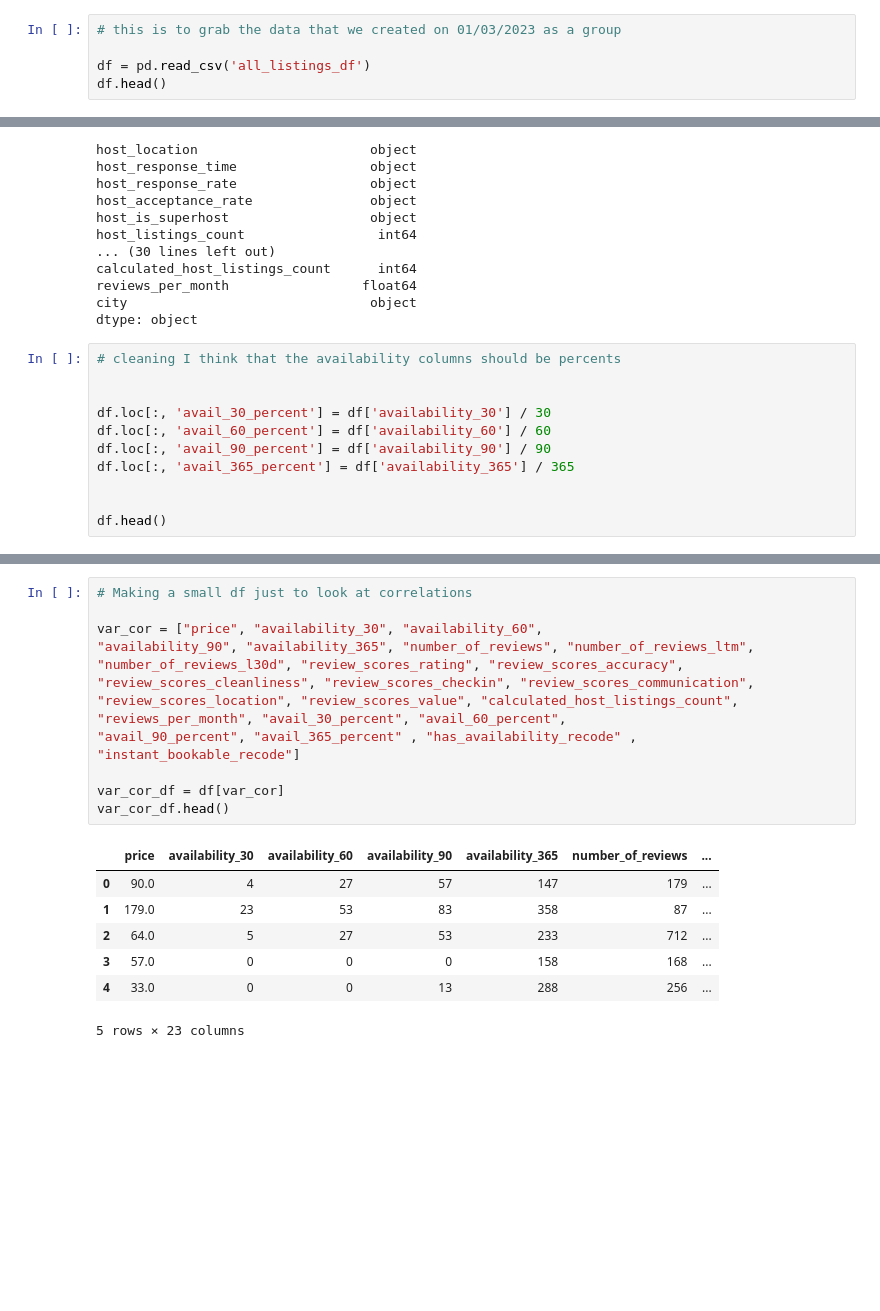
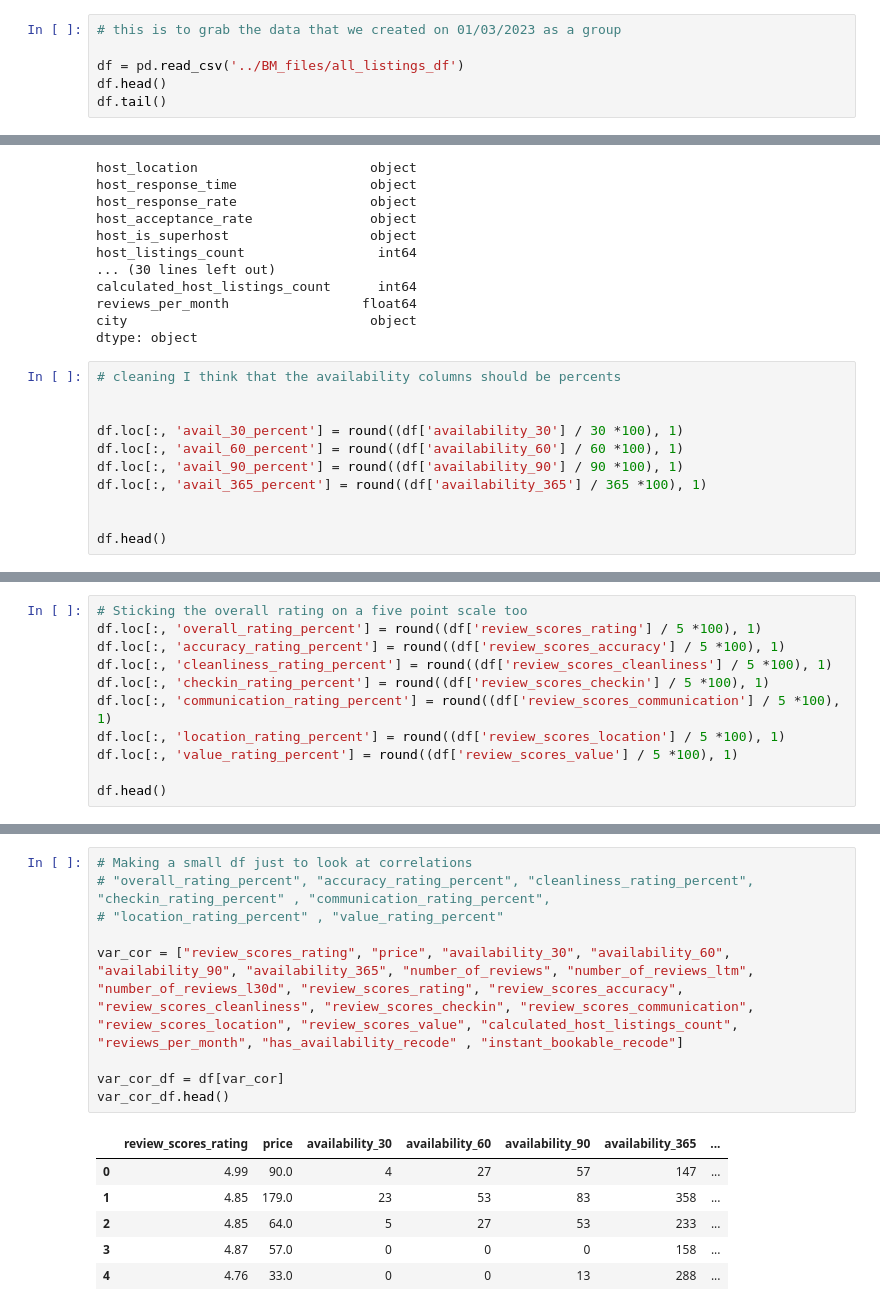
Before and after one commit to bmckimmy/Panda-o-rama, a Jupyter notebook: JZD_files/Overall_Rating-arrival-of-the-birds.ipynb, the cells around one changed output, grey strips where cells are left out. Drawn from its saved outputs; the diff is of its cells as text; blank space fills up the shorter version.

Commit message:
Updating with final code: new correlation matrix, png files and updated column names

```diff
--- a/JZD_files/Overall_Rating-arrival-of-the-birds.ipynb
+++ b/JZD_files/Overall_Rating-arrival-of-the-birds.ipynb
@@ -21,7 +21,8 @@ import matplotlib.pyplot as plt
 # %%
 # this is to grab the data that we created on 01/03/2023 as a group
 
-df = pd.read_csv('all_listings_df')
+df = pd.read_csv('../BM_files/all_listings_df')
 df.head()
+df.tail()
 # %% [output]
 |  | id | last_scraped | description | neighborhood_overview | host_id | host_since | host_location | ... |
@@ -56,10 +57,10 @@ dtype: object
 # cleaning I think that the availability columns should be percents
 
 
-df.loc[:, 'avail_30_percent'] = df['availability_30'] / 30
-df.loc[:, 'avail_60_percent'] = df['availability_60'] / 60
-df.loc[:, 'avail_90_percent'] = df['availability_90'] / 90
-df.loc[:, 'avail_365_percent'] = df['availability_365'] / 365
+df.loc[:, 'avail_30_percent'] = round((df['availability_30'] / 30 *100), 1)
+df.loc[:, 'avail_60_percent'] = round((df['availability_60'] / 60 *100), 1)
+df.loc[:, 'avail_90_percent'] = round((df['availability_90'] / 90 *100), 1)
+df.loc[:, 'avail_365_percent'] = round((df['availability_365'] / 365 *100), 1)
 
 
 df.head()
@@ -97,3 +99,14 @@ Name: proportion, dtype: float64 instant_bookable_recode
 2    66.334077
 1    33.665923
 Name: proportion, dtype: float64
+# %%
+# Sticking the overall rating on a five point scale too
+df.loc[:, 'overall_rating_percent'] = round((df['review_scores_rating'] / 5 *100), 1)
+df.loc[:, 'accuracy_rating_percent'] = round((df['review_scores_accuracy'] / 5 *100), 1)
+df.loc[:, 'cleanliness_rating_percent'] = round((df['review_scores_cleanliness'] / 5 *100), 1)
+df.loc[:, 'checkin_rating_percent'] = round((df['review_scores_checkin'] / 5 *100), 1)
+df.loc[:, 'communication_rating_percent'] = round((df['review_scores_communication'] / 5 *100), 1)
+df.loc[:, 'location_rating_percent'] = round((df['review_scores_location'] / 5 *100), 1)
+df.loc[:, 'value_rating_percent'] = round((df['review_scores_value'] / 5 *100), 1)
+
+df.head()
@@ -269,21 +350,21 @@ plt.show()
 # %%
 # Making a small df just to look at correlations
+# "overall_rating_percent", "accuracy_rating_percent", "cleanliness_rating_percent", "checkin_rating_percent" , "communication_rating_percent",
+# "location_rating_percent" , "value_rating_percent"
 
-var_cor = ["price", "availability_30", "availability_60",
+var_cor = ["review_scores_rating", "price", "availability_30", "availability_60",
 "availability_90", "availability_365", "number_of_reviews", "number_of_reviews_ltm",
 "number_of_reviews_l30d", "review_scores_rating", "review_scores_accuracy",
 "review_scores_cleanliness", "review_scores_checkin", "review_scores_communication",
 "review_scores_location", "review_scores_value", "calculated_host_listings_count",
-"reviews_per_month", "avail_30_percent", "avail_60_percent",
-"avail_90_percent", "avail_365_percent" , "has_availability_recode" , "instant_bookable_recode"]
+"reviews_per_month", "has_availability_recode" , "instant_bookable_recode"]
 
 var_cor_df = df[var_cor]
 var_cor_df.head()
 # %% [output]
-|  | price | availability_30 | availability_60 | availability_90 | availability_365 | number_of_reviews | ... |
-| 0 | 90.0 | 4 | 27 | 57 | 147 | 179 | ... |
-| 1 | 179.0 | 23 | 53 | 83 | 358 | 87 | ... |
-| 2 | 64.0 | 5 | 27 | 53 | 233 | 712 | ... |
-| 3 | 57.0 | 0 | 0 | 0 | 158 | 168 | ... |
-| 4 | 33.0 | 0 | 0 | 13 | 288 | 256 | ... |
+|  | review_scores_rating | price | availability_30 | availability_60 | availability_90 | availability_365 | ... |
+| 0 | 4.99 | 90.0 | 4 | 27 | 57 | 147 | ... |
+| 1 | 4.85 | 179.0 | 23 | 53 | 83 | 358 | ... |
+| 2 | 4.85 | 64.0 | 5 | 27 | 53 | 233 | ... |
+| 3 | 4.87 | 57.0 | 0 | 0 | 0 | 158 | ... |
+| 4 | 4.76 | 33.0 | 0 | 0 | 13 | 288 | ... |
-5 rows × 23 columns
```
Also changed, not shown: parts of 16 cells of this notebook, 4 other files.
